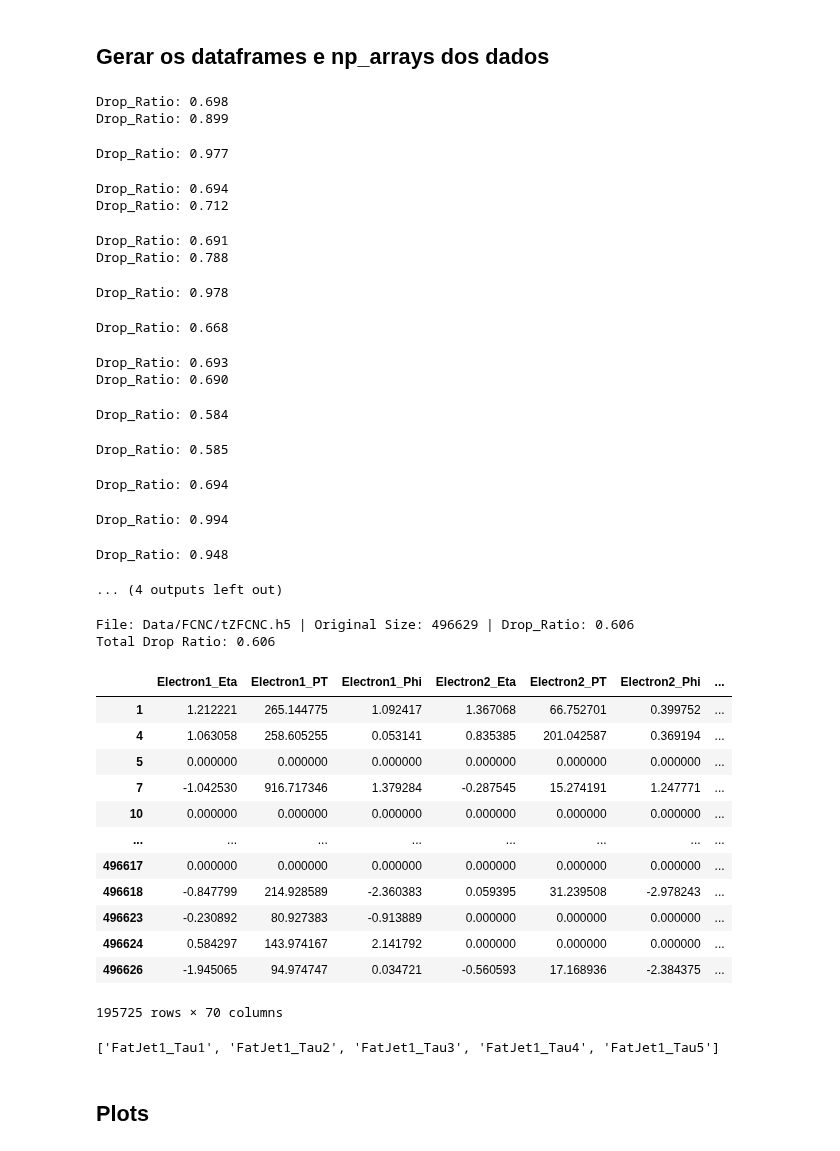
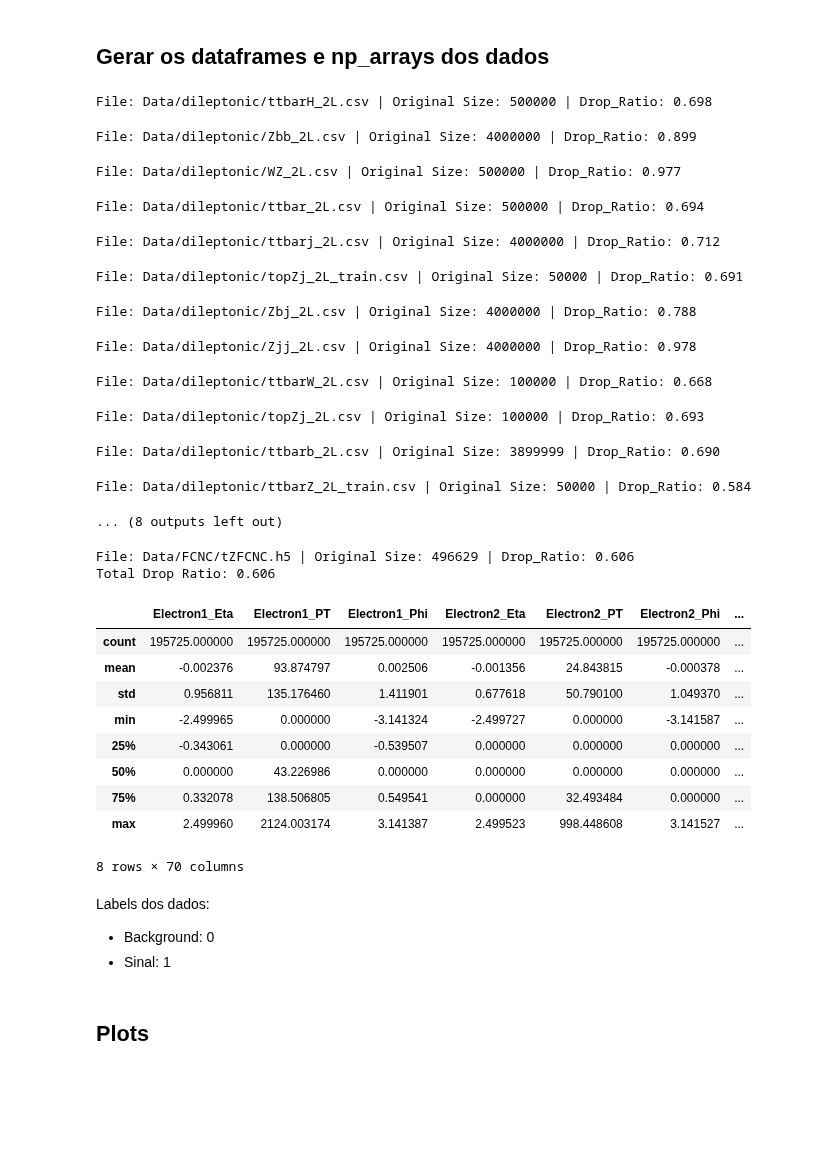
Before and after one commit to GilbertoCunha/LHC-VLQ-Classifier, a Jupyter notebook: Bkgd-Signal-Classifier/DataVisualization.ipynb, the cells around one changed output. Cells and saved outputs as stored; diff of their text form; code cells hidden in the pictures; blank space fills up the shorter version.

```diff
--- a/Bkgd-Signal-Classifier/DataVisualization.ipynb
+++ b/Bkgd-Signal-Classifier/DataVisualization.ipynb
@@ -96,46 +96,42 @@ lepton_cols = ["Electron_Multi", "Muon_Multi"]
 # %%
 # Criar o dataframe de background
 bkgd_data = merge_files(data_path, "csv", del_cols, btag_cols, lepton_cols)
-bkgd_data
 # %% [output]
-Drop_Ratio: 0.698
-Drop_Ratio: 0.899
+File: Data/dileptonic/ttbarH_2L.csv | Original Size: 500000 | Drop_Ratio: 0.698
-Drop_Ratio: 0.977
+File: Data/dileptonic/Zbb_2L.csv | Original Size: 4000000 | Drop_Ratio: 0.899
-Drop_Ratio: 0.694
-Drop_Ratio: 0.712
+File: Data/dileptonic/WZ_2L.csv | Original Size: 500000 | Drop_Ratio: 0.977
-Drop_Ratio: 0.691
-Drop_Ratio: 0.788
+File: Data/dileptonic/ttbar_2L.csv | Original Size: 500000 | Drop_Ratio: 0.694
-Drop_Ratio: 0.978
+File: Data/dileptonic/ttbarj_2L.csv | Original Size: 4000000 | Drop_Ratio: 0.712
-Drop_Ratio: 0.668
+File: Data/dileptonic/topZj_2L_train.csv | Original Size: 50000 | Drop_Ratio: 0.691
-Drop_Ratio: 0.693
-Drop_Ratio: 0.690
+File: Data/dileptonic/Zbj_2L.csv | Original Size: 4000000 | Drop_Ratio: 0.788
-Drop_Ratio: 0.584
+File: Data/dileptonic/Zjj_2L.csv | Original Size: 4000000 | Drop_Ratio: 0.978
-Drop_Ratio: 0.585
+File: Data/dileptonic/ttbarW_2L.csv | Original Size: 100000 | Drop_Ratio: 0.668
-Drop_Ratio: 0.694
+File: Data/dileptonic/topZj_2L.csv | Original Size: 100000 | Drop_Ratio: 0.693
-Drop_Ratio: 0.994
+File: Data/dileptonic/ttbarb_2L.csv | Original Size: 3899999 | Drop_Ratio: 0.690
-Drop_Ratio: 0.948
+File: Data/dileptonic/ttbarZ_2L_train.csv | Original Size: 50000 | Drop_Ratio: 0.584
-... (4 outputs left out)
+... (8 outputs left out)
 # %%
 # Variáveis de controlo da criação do dataframe de sinal
 data_path = "Data/FCNC/"
 
 # Criar o dataframe de sinal
 fcnc_data = merge_files(data_path, "h5", del_cols, btag_cols, lepton_cols)
-fcnc_data
+fcnc_data.describe()
 # %% [output]
 File: Data/FCNC/tZFCNC.h5 | Original Size: 496629 | Drop_Ratio: 0.606
 Total Drop Ratio: 0.606
 |  | Electron1_Eta | Electron1_PT | Electron1_Phi | Electron2_Eta | Electron2_PT | Electron2_Phi | ... |
-| 1 | 1.212221 | 265.144775 | 1.092417 | 1.367068 | 66.752701 | 0.399752 | ... |
-| 4 | 1.063058 | 258.605255 | 0.053141 | 0.835385 | 201.042587 | 0.369194 | ... |
-| 5 | 0.000000 | 0.000000 | 0.000000 | 0.000000 | 0.000000 | 0.000000 | ... |
-| 7 | -1.042530 | 916.717346 | 1.379284 | -0.287545 | 15.274191 | 1.247771 | ... |
-| 10 | 0.000000 | 0.000000 | 0.000000 | 0.000000 | 0.000000 | 0.000000 | ... |
-| ... | ... | ... | ... | ... | ... | ... | ... |
-| 496617 | 0.000000 | 0.000000 | 0.000000 | 0.000000 | 0.000000 | 0.000000 | ... |
-| 496618 | -0.847799 | 214.928589 | -2.360383 | 0.059395 | 31.239508 | -2.978243 | ... |
-| 496623 | -0.230892 | 80.927383 | -0.913889 | 0.000000 | 0.000000 | 0.000000 | ... |
-| 496624 | 0.584297 | 143.974167 | 2.141792 | 0.000000 | 0.000000 | 0.000000 | ... |
-| 496626 | -1.945065 | 94.974747 | 0.034721 | -0.560593 | 17.168936 | -2.384375 | ... |
+| count | 195725.000000 | 195725.000000 | 195725.000000 | 195725.000000 | 195725.000000 | 195725.000000 | ... |
+| mean | -0.002376 | 93.874797 | 0.002506 | -0.001356 | 24.843815 | -0.000378 | ... |
+| std | 0.956811 | 135.176460 | 1.411901 | 0.677618 | 50.790100 | 1.049370 | ... |
+| min | -2.499965 | 0.000000 | -3.141324 | -2.499727 | 0.000000 | -3.141587 | ... |
+| 25% | -0.343061 | 0.000000 | -0.539507 | 0.000000 | 0.000000 | 0.000000 | ... |
+| 50% | 0.000000 | 43.226986 | 0.000000 | 0.000000 | 0.000000 | 0.000000 | ... |
+| 75% | 0.332078 | 138.506805 | 0.549541 | 0.000000 | 32.493484 | 0.000000 | ... |
+| max | 2.499960 | 2124.003174 | 3.141387 | 2.499523 | 998.448608 | 3.141527 | ... |
-195725 rows × 70 columns
+8 rows × 70 columns
+# %% [markdown]
+Labels dos dados:
+- Background: 0
+- Sinal: 1
 # %%
@@ -145,7 +145,3 @@ fcnc_data.to_hdf("Data/Processed_Data.h5", key="fcnc")
-# %%
-print([col for col in fcnc_data if "Tau" in col])
-# %% [output]
-['FatJet1_Tau1', 'FatJet1_Tau2', 'FatJet1_Tau3', 'FatJet1_Tau4', 'FatJet1_Tau5']
 # %% [markdown]
 ## Plots
 # %% [markdown]
```
Also changed, not shown: parts of 6 cells of this notebook.
